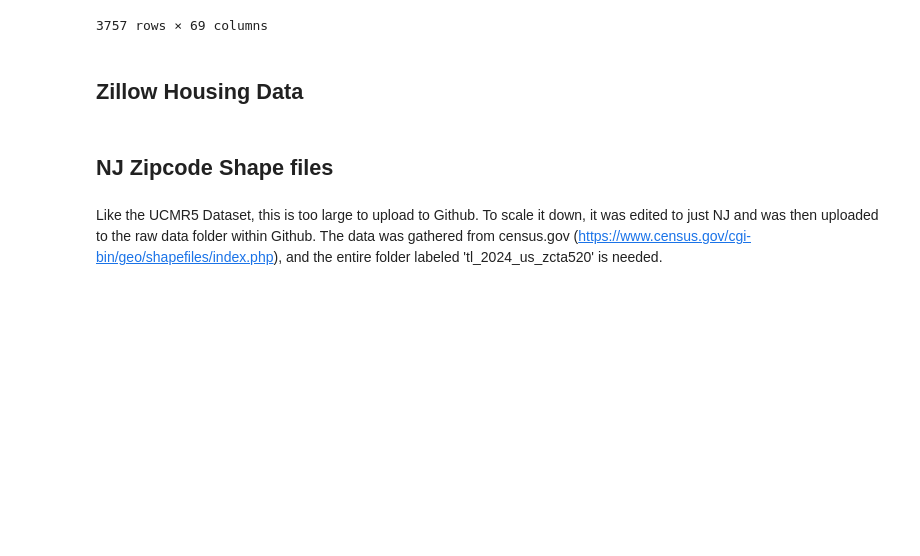
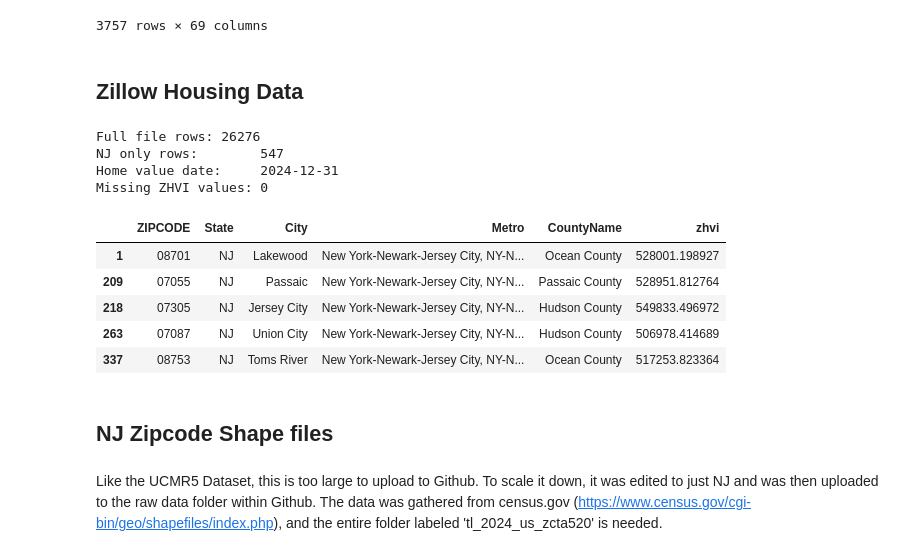
Before and after one commit to Charcharbinks28/QSS20-CW-Final, a Jupyter notebook: code/01_data_pull_me_search.ipynb, the cells around one changed output. Drawn from its saved outputs; the diff is of its cells as text; code cells hidden in the pictures; blank space fills up the shorter version.

Commit message:
Update notebook 01 and cleaned data outputs with Zillow ZHVI
Co-Authored-By: Claude Sonnet 4.6 <noreply@anthropic.com>

```diff
--- a/code/01_data_pull_me_search.ipynb
+++ b/code/01_data_pull_me_search.ipynb
@@ -241,34 +241,45 @@ Name: count, dtype: int64
 # Load Zillow Home Value Index (ZHVI) data
 # Raw source: https://www.zillow.com/research/data/ — All Homes, ZIP code level
 # Download and place in data/raw/
 # File: Zip_zhvi_uc_sfrcondo_tier_0.33_0.67_sm_sa_month.csv
 #
 # Using December 2024 home values to match:
 #   - UCMR5 collection period (Jan 2023 – Dec 2025, peak 2023–2024)
 #   - Census ACS 5-Year 2024 (covers 2020–2024)
 
 ZHVI_DATE = '2024-12-31'
 
 zhvi_full = pd.read_csv(
-    DATA_RAW / 'Zip_zhvi_uc_sfrcondo_tier_0.33_0.67_sm_sa_month.csv',
+    '/Users/charlottewest/Downloads/QSS20/Me Search Data/Zip_zhvi_uc_sfrcondo_tier_0.33_0.67_sm_sa_month.csv',
     dtype={'RegionName': str}
 )
 
 print(f'Full file rows: {len(zhvi_full)}')
 
 # Filter to NJ only
 zhvi_nj = zhvi_full[zhvi_full['State'] == 'NJ'].copy()
 
 # Keep ZIP code, location info, and December 2024 home value
 zhvi_nj = zhvi_nj[['RegionName', 'State', 'City', 'Metro', 'CountyName', ZHVI_DATE]].copy()
 zhvi_nj.columns = ['ZIPCODE', 'State', 'City', 'Metro', 'CountyName', 'zhvi']
 zhvi_nj['ZIPCODE'] = zhvi_nj['ZIPCODE'].str.zfill(5)
 zhvi_nj['zhvi'] = pd.to_numeric(zhvi_nj['zhvi'], errors='coerce')
 
 print(f'NJ only rows:        {len(zhvi_nj)}')
 print(f'Home value date:     {ZHVI_DATE}')
 print(f'Missing ZHVI values: {zhvi_nj["zhvi"].isna().sum()}')
 zhvi_nj.head()
+# %% [output]
+Full file rows: 26276
+NJ only rows:        547
+Home value date:     2024-12-31
+Missing ZHVI values: 0
+|  | ZIPCODE | State | City | Metro | CountyName | zhvi |
+| 1 | 08701 | NJ | Lakewood | New York-Newark-Jersey City, NY-N... | Ocean County | 528001.198927 |
+| 209 | 07055 | NJ | Passaic | New York-Newark-Jersey City, NY-N... | Passaic County | 528951.812764 |
+| 218 | 07305 | NJ | Jersey City | New York-Newark-Jersey City, NY-N... | Hudson County | 549833.496972 |
+| 263 | 07087 | NJ | Union City | New York-Newark-Jersey City, NY-N... | Hudson County | 506978.414689 |
+| 337 | 08753 | NJ | Toms River | New York-Newark-Jersey City, NY-N... | Ocean County | 517253.823364 |
 # %% [markdown]
 ## NJ Zipcode Shape files
 # %% [markdown]
```
Also changed, not shown: parts of 1 cell of this notebook, 2 other files.
